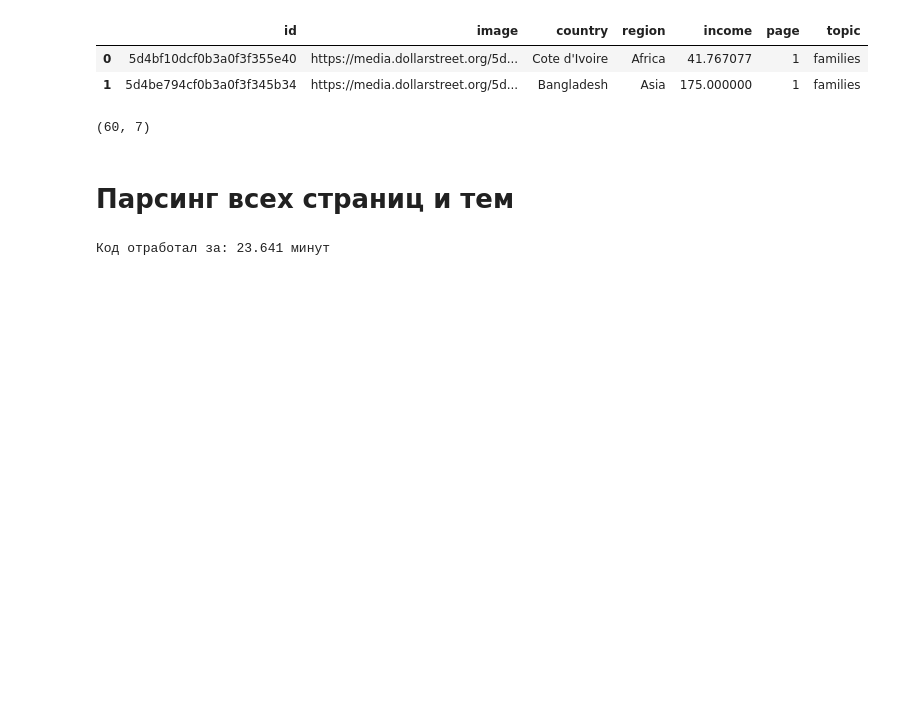
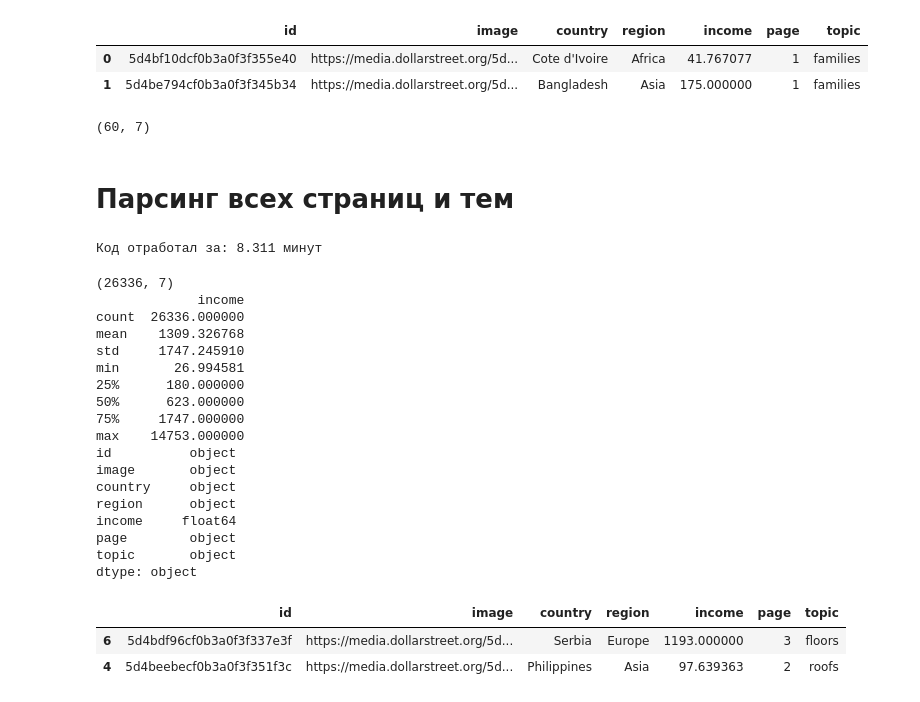
Before and after one commit to Alexdemenev/Gapminder, a Jupyter notebook: parser.ipynb, the cells around one changed output. Drawn from its saved outputs; the diff is of its cells as text; code cells hidden in the pictures; blank space fills up the shorter version.

```diff
--- a/parser.ipynb
+++ b/parser.ipynb
@@ -155,9 +155,9 @@ first_page.shape
 # %% [markdown]
 # Парсинг всех страниц и тем
 # %%
-pages = np.arange(1,11)
+pages = np.arange(0,11)
 topics = ['families', 'adding-spices-to-food-while-cooking', 'armchairs', 'backyards', 'bathroom-doors', 'bathrooms',
-          'bedrooms', 'beds', 'bikes', 'books', 'bowls', 'ceilings', 'chikens', 'child-rooms', 'chopping-food',
+          'bedrooms', 'beds', 'bikes', 'books', 'bowls', 'ceilings', 'chickens', 'child-rooms', 'chopping-food',
          'cleaning-equipment', 'cooking', 'cooking-pots', 'cooking-utensils', 'cups', 'dish-brushes', 'dish-racks',
          'dish-washing-soaps', 'drying-clothes', 'eating', 'everyday-shoes', 'floors', 'front-doors', 'get-water',
          'guest-beds', 'hair-brushes', 'hallways', 'hand-washing', 'hands', 'homes', 'jackets', 'kids-bed', 'kitchen-sinks',
@@ -181,4 +181,4 @@ for t,s in zip(topics, tqdm.notebook.tqdm(range(len(topics)-1))):
 
 print_worktime(start)
 # %% [output]
-Код отработал за: 23.641 минут
+Код отработал за: 8.311 минут
@@ -186,0 +189,27 @@ df.to_excel('parsered_ds.xlsx')
+# %%
+print(df.shape)
+print(df.describe())
+print(df.dtypes)
+df.sample(2)
+# %% [output]
+(26336, 7)
+             income
+count  26336.000000
+mean    1309.326768
+std     1747.245910
+min       26.994581
+25%      180.000000
+50%      623.000000
+75%     1747.000000
+max    14753.000000
+id          object
+image       object
+country     object
+region      object
+income     float64
+page        object
+topic       object
+dtype: object
+|  | id | image | country | region | income | page | topic |
+| 6 | 5d4bdf96cf0b3a0f3f337e3f | https://media.dollarstreet.org/5d... | Serbia | Europe | 1193.000000 | 3 | floors |
+| 4 | 5d4beebecf0b3a0f3f351f3c | https://media.dollarstreet.org/5d... | Philippines | Asia | 97.639363 | 2 | roofs |
```
Also changed, not shown: parts of 6 cells of this notebook.
